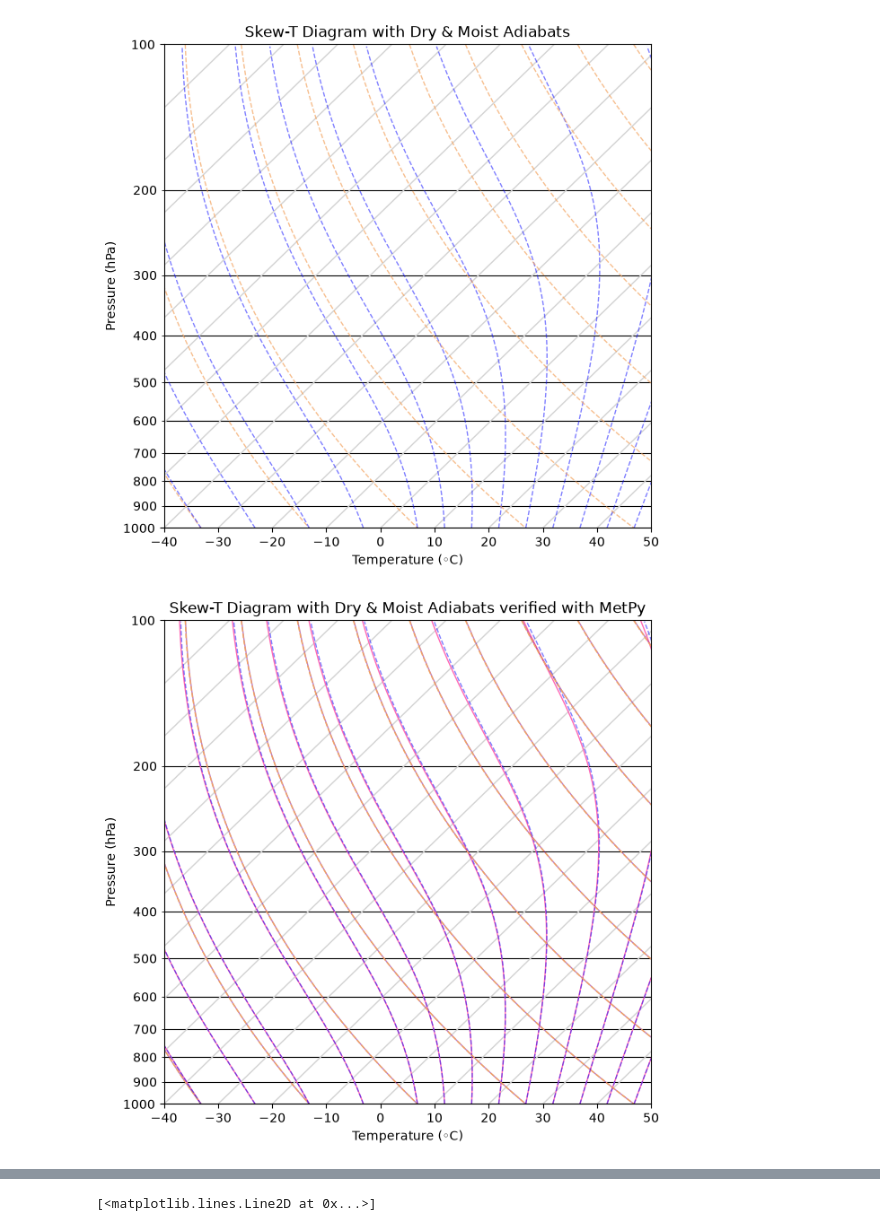
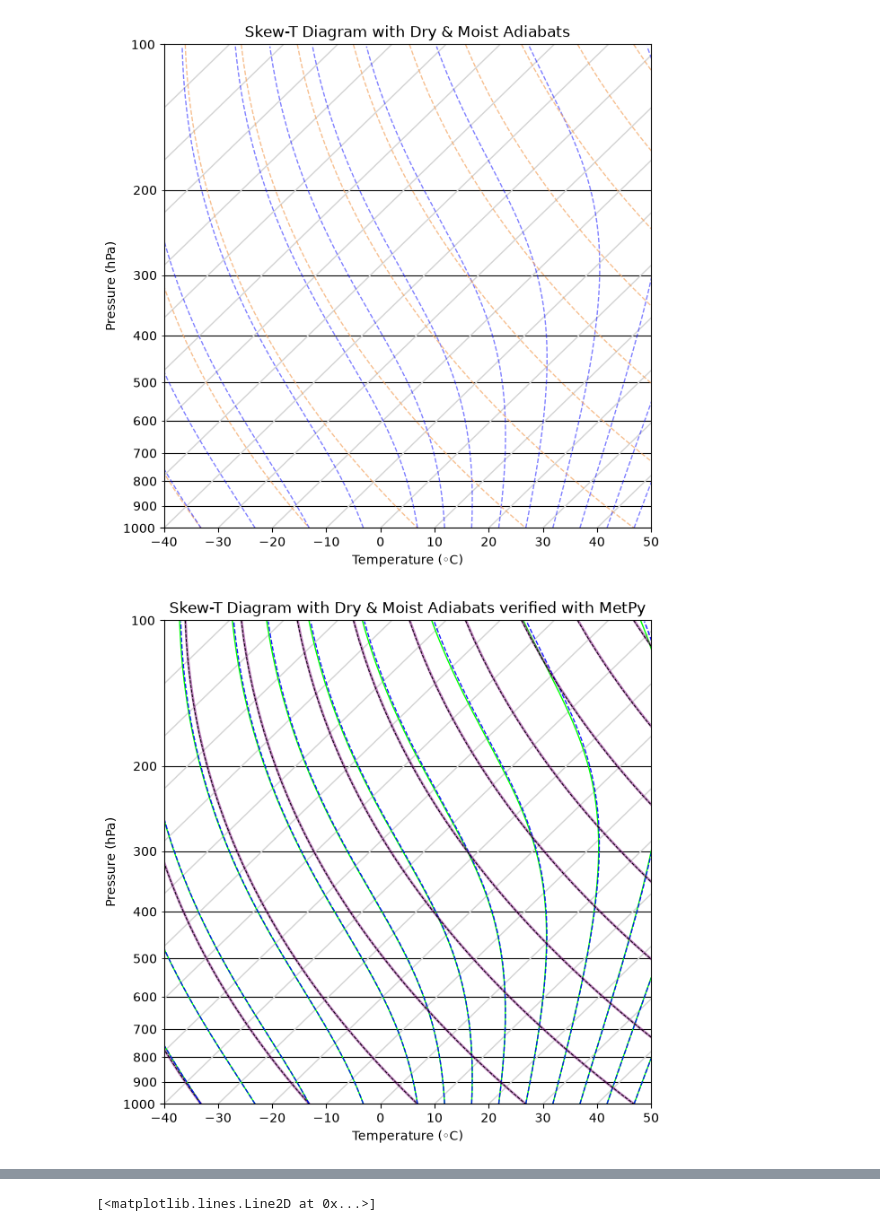
Before and after one commit to wxks/metr5003, a Jupyter notebook: lab3.ipynb, the cells around one changed output, grey strips where cells are left out. Cells and saved outputs as stored; diff of their text form; code cells hidden in the pictures.

```diff
--- a/lab3.ipynb
+++ b/lab3.ipynb
@@ -346,40 +346,40 @@ for theta in d_theta:
     #adding the inital temperature of the dry adiabat (converted to C)
     adi_moist_2.append(adi_temp[-1]-273.15)
     #setting inital values for our loop
     temp_interate=adi_temp[-1]-273.15
     #calculating the moist adiabatic lapse rate using the MetPy function for comparison
     metpy_moist=moist_lapse((hi_res_p2 * units.hPa), ((adi_temp[-1]-273.15) * units.degC)).to('degC')
     #skewing the metpy moist adiabats for plotting
     metpy_moist=metpy_moist.magnitude
     metpy_moist_sk=skewT(metpy_moist,hi_res_p2)
     #plotting metpy moist adiabats the same as my moist adiabats below
     if theta > 280:
-        ax.plot(metpy_moist_sk, hi_res_p2, color='hotpink', linestyle='-', linewidth=1,alpha=1)
+        ax.plot(metpy_moist_sk, hi_res_p2, color='lime', linestyle='-', linewidth=1,alpha=1)
     elif theta %2 ==0:
-        ax.plot(metpy_moist_sk, hi_res_p2, color='hotpink', linestyle='-', linewidth=1,alpha=1)
+        ax.plot(metpy_moist_sk, hi_res_p2, color='lime', linestyle='-', linewidth=1,alpha=1)
         #plotting metpy dry adiabats the same as my moist adiabats below
    #plotting metpy dry adiabats the same as my dry adibats below
-    if theta %4 ==0:
-        ax.plot(metpy_dry_sk, pressure_inv, color='purple', linestyle='-', linewidth=1,alpha=.5)
+    if theta %4 ==0: #linewidth =2 to see overlay with my dry adibats
+        ax.plot(metpy_dry_sk, pressure_inv, color='purple', linestyle='-', linewidth=2,alpha=.5)
     #numeric integration for each 0.5 mb between 1000 and 100 hPa
     for pres in list(range(len(hi_res_p2))):
         #Subtracting the moist adiabatic lapse rate from the previous temperature to get the next temperature
         temp_interate = temp_interate-(adi_moist*.5)
         #adding it to the list
         adi_moist_2.append(temp_interate)
         #recalculating the moist adiabatic lapse rate for the new temperature and pressure
         adi_moist=moist_adiabat(temp_interate+273.15,hi_res_p2[pres])
     #skewing the moist adiabat for plotting
     adi_moist_sk=skewT(adi_moist_2[:-1],hi_res_p2)
 
     #plotting every 4th dry adiabat
-    if theta%4 ==0:
-        ax.plot(adi_temp_sk, pressure, color='sandybrown', linestyle='--', linewidth=1,alpha=1)
+    if theta%4 ==0: # color changed to black for visual clarity
+        ax.plot(adi_temp_sk, pressure, color='black', linestyle='--', linewidth=0.7,alpha=1)
     #plotting all moist adiabats above 280K and every other one below 280K
     if theta > 280:
-        ax.plot(adi_moist_sk, hi_res_p2, color='blue', linestyle='--', linewidth=1,alpha=.5)
+        ax.plot(adi_moist_sk, hi_res_p2, color='blue', linestyle='--', linewidth=1,alpha=.9)
     elif theta %2 ==0:
-        ax.plot(adi_moist_sk, hi_res_p2, color='blue', linestyle='--', linewidth=1,alpha=.5)
+        ax.plot(adi_moist_sk, hi_res_p2, color='blue', linestyle='--', linewidth=1,alpha=.9)
 # %% [output]
-[figure, old version]
+[figure, new version]
 # %% [markdown]
```
Also changed, not shown: parts of 2 cells of this notebook.
